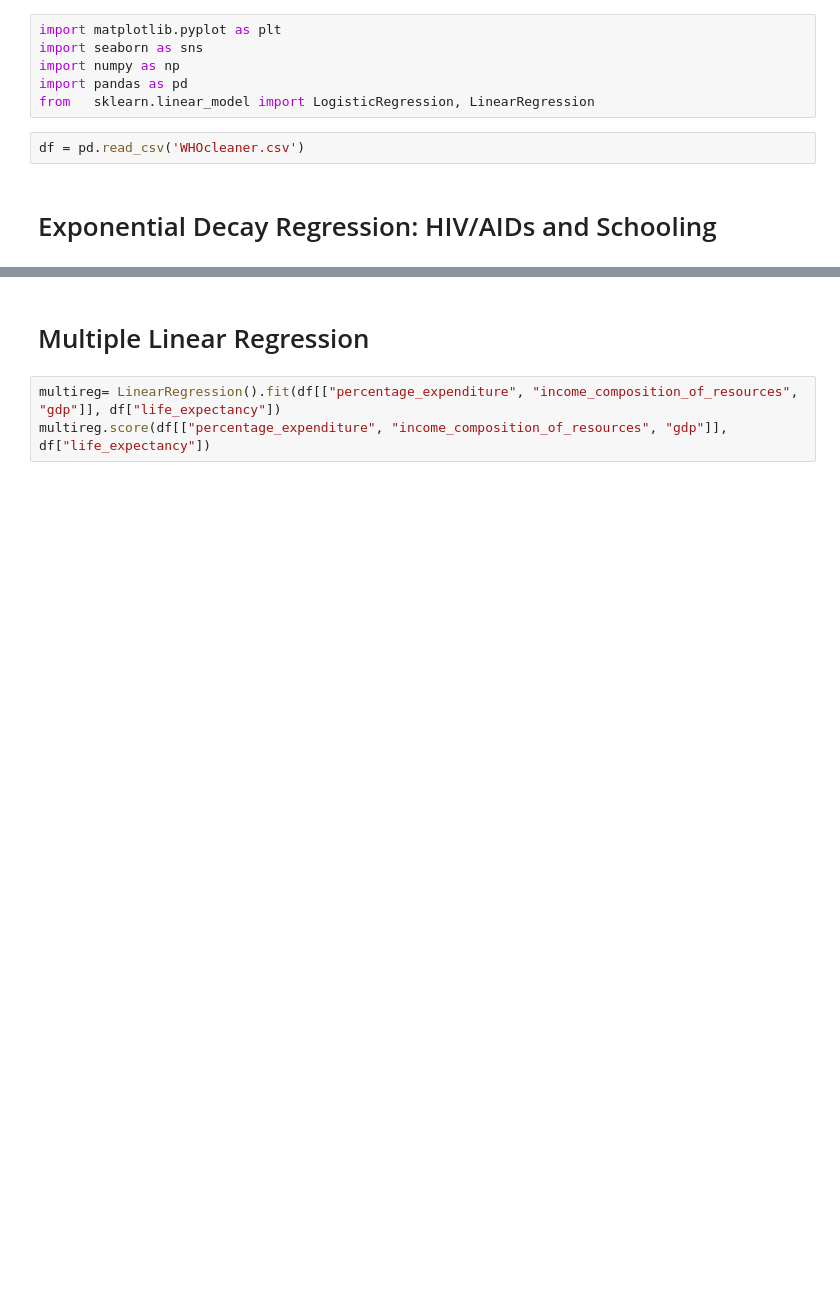
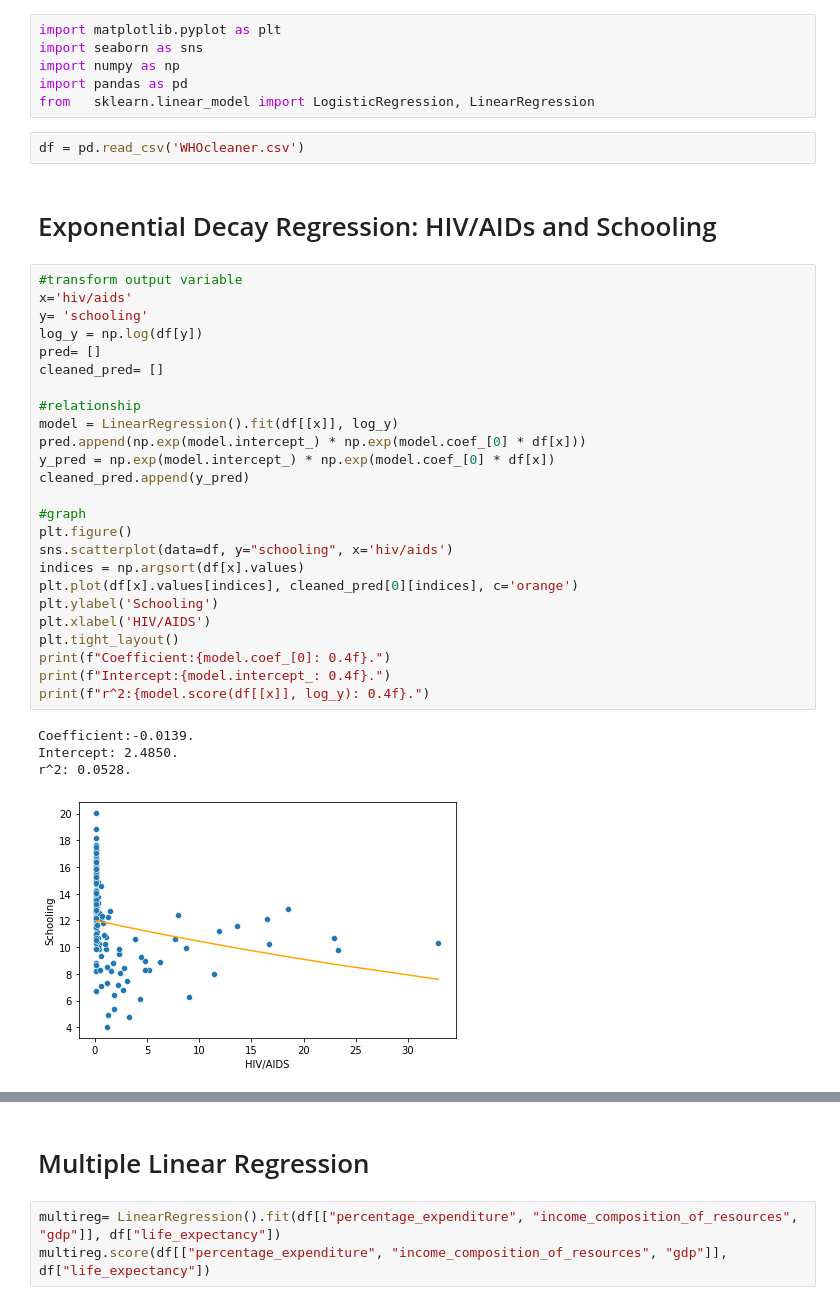
Before and after one commit to Neha-vijay/Info-2950, a Jupyter notebook: 2950 Phase IV Updated.ipynb, the cells around one changed output, grey strips where cells are left out. Saved outputs shown, nothing was run; the diff lists cells and outputs as text; blank space fills up the shorter version.

```diff
--- a/2950 Phase IV Updated.ipynb
+++ b/2950 Phase IV Updated.ipynb
@@ -10,5 +10,35 @@ from   sklearn.linear_model import LogisticRegression, LinearRegression
 df = pd.read_csv('WHOcleaner.csv')
 # %% [markdown]
 # Exponential Decay Regression: HIV/AIDs and Schooling
+# %%
+#transform output variable
+x='hiv/aids'
+y= 'schooling'
+log_y = np.log(df[y])
+pred= []
+cleaned_pred= []
+
+#relationship
+model = LinearRegression().fit(df[[x]], log_y)
+pred.append(np.exp(model.intercept_) * np.exp(model.coef_[0] * df[x]))
+y_pred = np.exp(model.intercept_) * np.exp(model.coef_[0] * df[x])
+cleaned_pred.append(y_pred)
+
+#graph
+plt.figure()
+sns.scatterplot(data=df, y="schooling", x='hiv/aids')
+indices = np.argsort(df[x].values)
+plt.plot(df[x].values[indices], cleaned_pred[0][indices], c='orange')
+plt.ylabel('Schooling')
+plt.xlabel('HIV/AIDS')
+plt.tight_layout()
+print(f"Coefficient:{model.coef_[0]: 0.4f}.")
+print(f"Intercept:{model.intercept_: 0.4f}.")
+print(f"r^2:{model.score(df[[x]], log_y): 0.4f}.")
+# %% [output]
+Coefficient:-0.0139.
+Intercept: 2.4850.
+r^2: 0.0528.
+[figure, added]
 # %%
 #transform output variable
```
Also changed, not shown: parts of 2 cells of this notebook.
